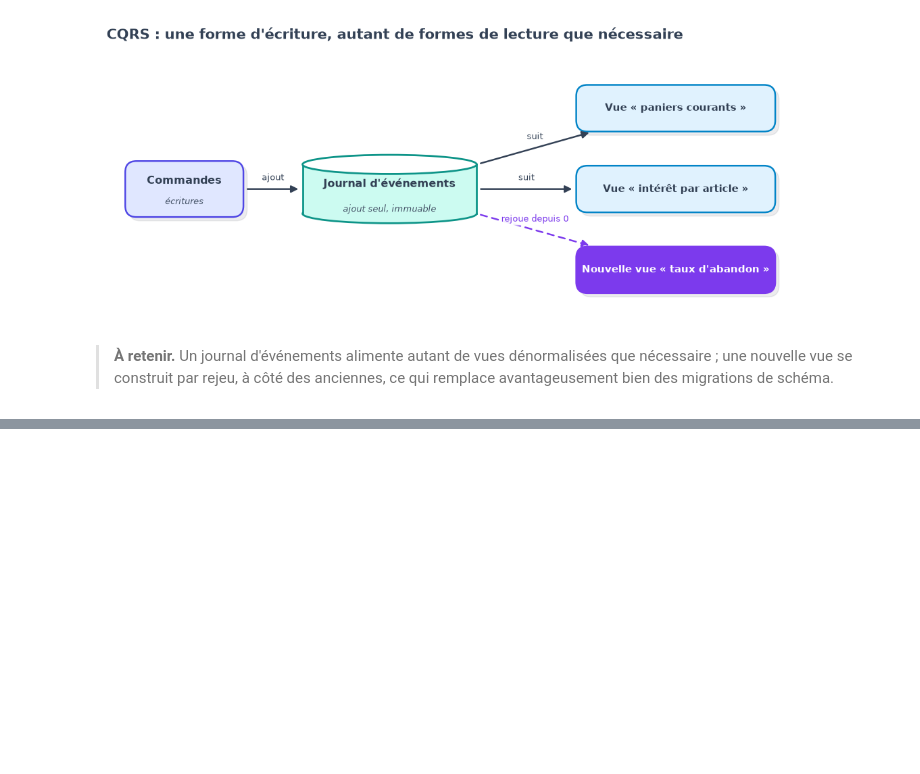
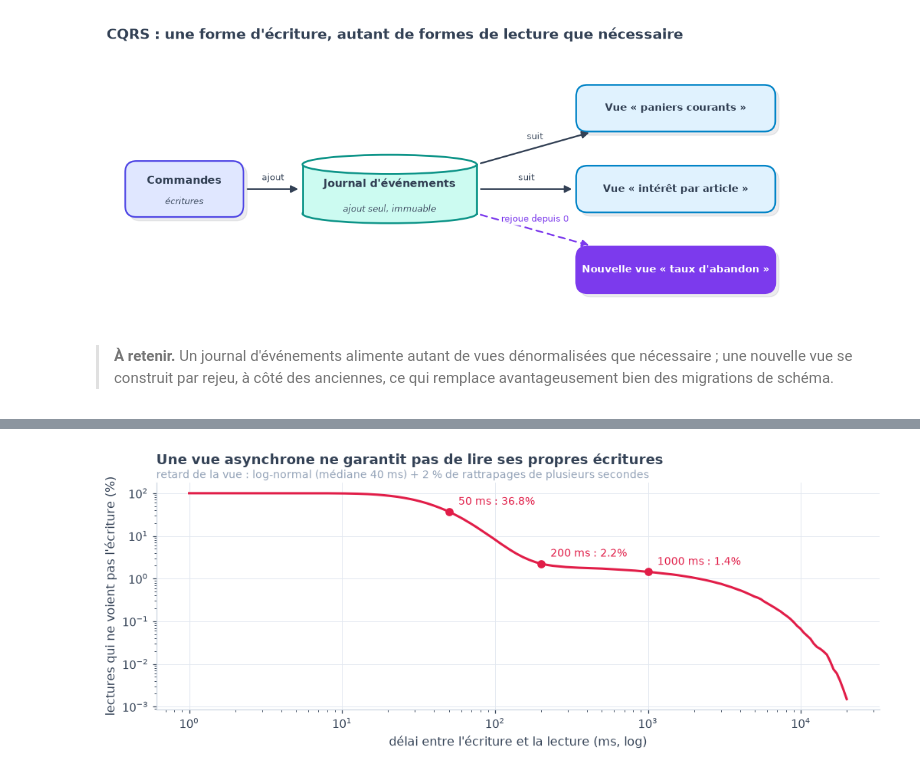
Before and after one commit to gwils28/Designing_Data_Intensive_Applications__ByTheBook, a Jupyter notebook: notebooks/ch11_traitement_de_flux/ch11_cours_4_event_sourcing_et_immutabilite.ipynb, the cells around one changed output, grey strips where cells are left out. Cells and saved outputs as stored; diff of their text form; code cells hidden in the pictures; blank space fills up the shorter version.

```diff
--- a/notebooks/ch11_traitement_de_flux/ch11_cours_4_event_sourcing_et_immutabilite.ipynb
+++ b/notebooks/ch11_traitement_de_flux/ch11_cours_4_event_sourcing_et_immutabilite.ipynb
@@ -399,0 +412,20 @@ d.show()
+# %%
+m = 200_000
+retard = rng.lognormal(np.log(40), 0.6, m)
+lent = rng.random(m) < 0.02
+retard[lent] += rng.exponential(3000, lent.sum())
+deltas = np.logspace(0, 4.3, 200)
+p_rate = [(retard > dl).mean() for dl in deltas]
+fig, ax = plt.subplots(figsize=(9.5, 3.8))
+ax.plot(deltas, np.array(p_rate) * 100, color=ROSE)
+for dl in (50, 200, 1000):
+    p = (retard > dl).mean()
+    ax.plot([dl], [p * 100], "o", color=ROSE)
+    ax.annotate(f"{dl} ms : {p:.1%}", (dl, p * 100), (8, 6), textcoords="offset points", fontsize=9, color=ROSE)
+ax.set_xscale("log"); ax.set_yscale("log")
+ax.set_xlabel("délai entre l'écriture et la lecture (ms, log)"); ax.set_ylabel("lectures qui ne voient pas l'écriture (%)")
+ax.set_title("Une vue asynchrone ne garantit pas de lire ses propres écritures")
+subtitle(ax, "retard de la vue : log-normal (médiane 40 ms) + 2 % de rattrapages de plusieurs secondes")
+plt.tight_layout(); plt.show()
+# %% [output]
+[figure, added]
```
Also changed, not shown: parts of 4 cells of this notebook.
